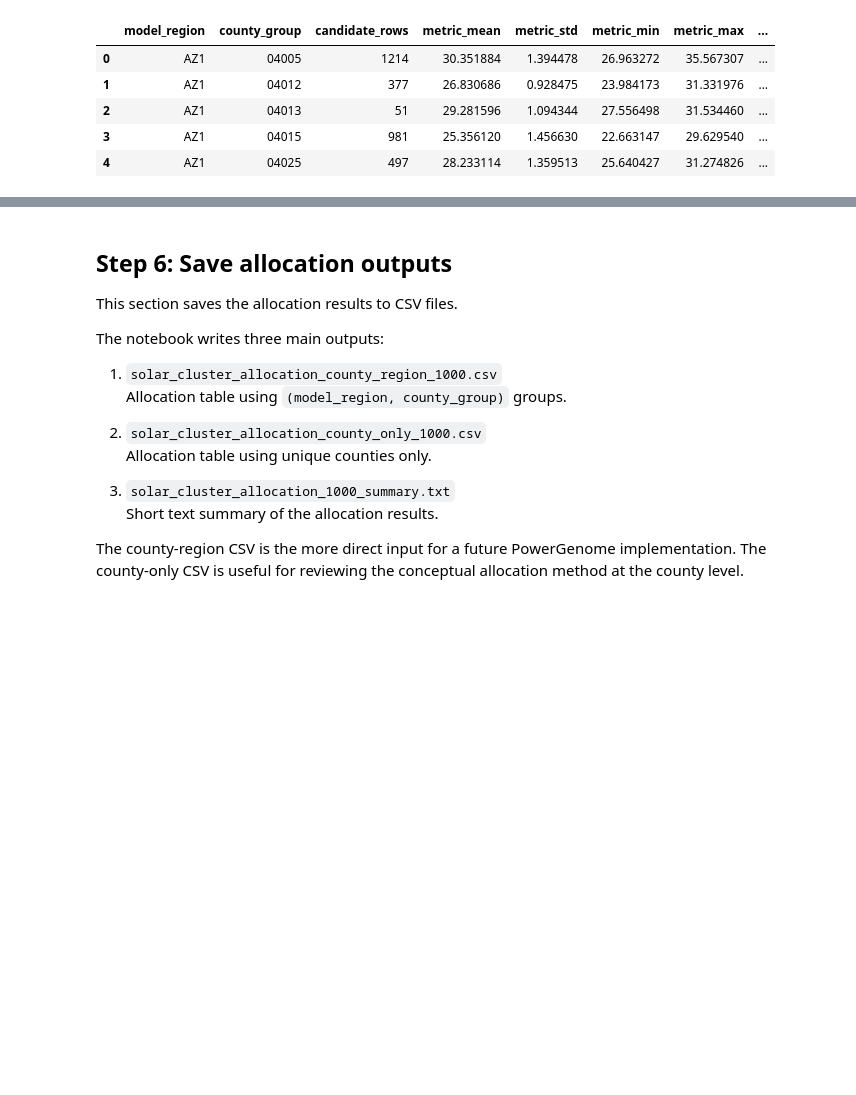
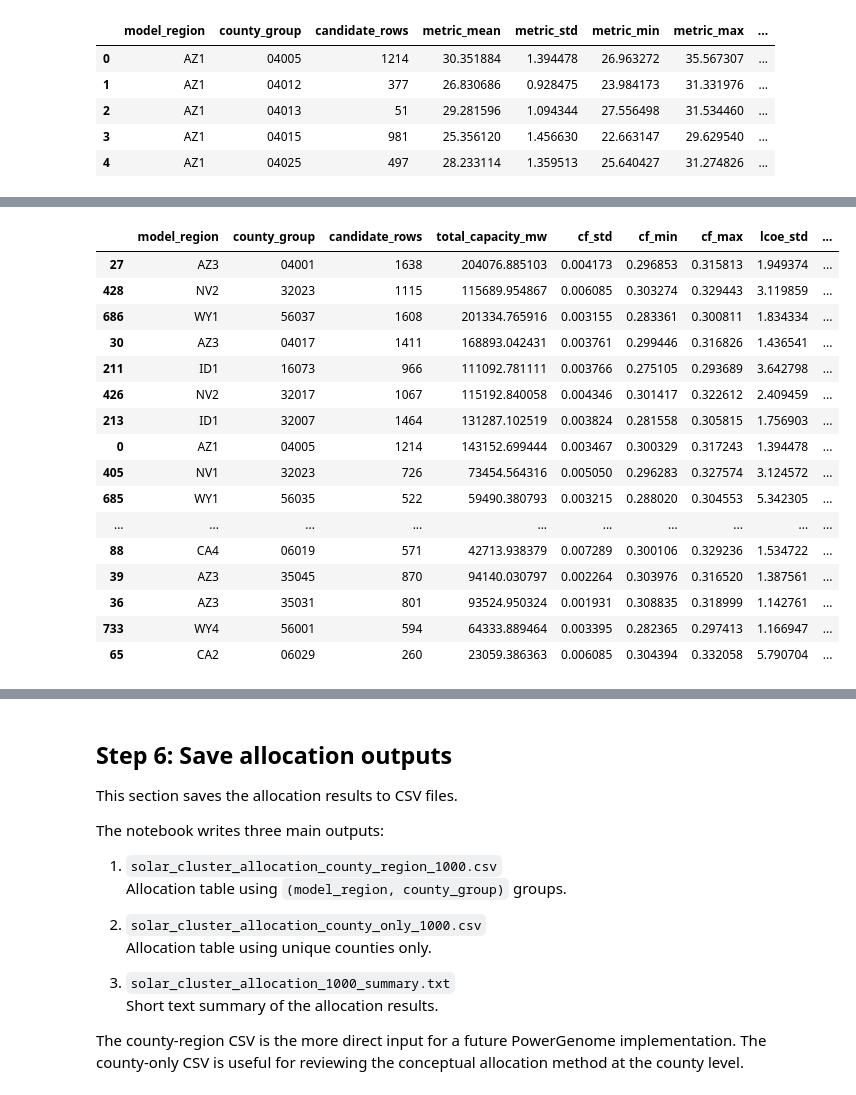
Before and after one commit to laurenthanhvo/solar-county-analysis, a Jupyter notebook: notebooks/allocate_1000_solar_clusters.ipynb, the cells around one changed output, grey strips where cells are left out. Cells and saved outputs as stored; diff of their text form; code cells hidden in the pictures; blank space fills up the shorter version.

```diff
--- a/notebooks/allocate_1000_solar_clusters.ipynb
+++ b/notebooks/allocate_1000_solar_clusters.ipynb
@@ -631,0 +711,82 @@ county_region_alloc.head()
+# %%
+def allocate_by_score_with_caps(df, total_pool=1000, score_col="capacity_weighted_score"):
+    out = df.copy()
+
+    if total_pool < len(out):
+        raise ValueError(
+            f"total_pool={total_pool} is smaller than number of groups={len(out)}. "
+            "Cannot give every group at least 1 cluster."
+        )
+
+    out["assigned_clusters_composite"] = 1
+    out["max_possible_clusters"] = out["candidate_rows"].astype(int)
+    out["remaining_capacity"] = (
+        out["max_possible_clusters"] - out["assigned_clusters_composite"]
+    ).clip(lower=0)
+
+    remaining_budget = total_pool - out["assigned_clusters_composite"].sum()
+
+    while remaining_budget > 0:
+        eligible = out["remaining_capacity"] > 0
+
+        if not eligible.any():
+            print("No remaining candidate capacity. Could not use full budget.")
+            break
+
+        weights = out.loc[eligible, score_col].astype(float).clip(lower=0)
+
+        if weights.sum() == 0:
+            weights = out.loc[eligible, "total_capacity_mw"].astype(float).clip(lower=0)
+
+        if weights.sum() == 0:
+            weights = pd.Series(1.0, index=weights.index)
+
+        raw_add = remaining_budget * weights / weights.sum()
+        add_floor = np.floor(raw_add).astype(int)
+
+        add_floor = np.minimum(
+            add_floor,
+            out.loc[eligible, "remaining_capacity"].astype(int),
+        )
+
+        if add_floor.sum() > 0:
+            out.loc[eligible, "assigned_clusters_composite"] += add_floor
+            out.loc[eligible, "remaining_capacity"] -= add_floor
+            remaining_budget -= int(add_floor.sum())
+        else:
+            remainders = (raw_add - np.floor(raw_add)).sort_values(ascending=False)
+
+            made_progress = False
+            for idx in remainders.index:
+                if remaining_budget <= 0:
+                    break
+                if out.loc[idx, "remaining_capacity"] > 0:
+                    out.loc[idx, "assigned_clusters_composite"] += 1
+                    out.loc[idx, "remaining_capacity"] -= 1
+                    remaining_budget -= 1
+                    made_progress = True
+
+            if not made_progress:
+                break
+
+    return out
+
+county_region_composite_alloc = allocate_by_score_with_caps(
+    county_region_composite_stats,
+    total_pool=TOTAL_POOL,
+    score_col="capacity_weighted_score",
+)
+
+print("===== COMPOSITE COUNTY-REGION ALLOCATION =====")
+print("Groups:", len(county_region_composite_alloc))
+print("Assigned total:", county_region_composite_alloc["assigned_clusters_composite"].sum())
+print("Groups with at least 1:", (county_region_composite_alloc["assigned_clusters_composite"] >= 1).sum())
+print("Groups with more than 1:", (county_region_composite_alloc["assigned_clusters_composite"] > 1).sum())
+print("Max assigned:", county_region_composite_alloc["assigned_clusters_composite"].max())
+
+display(
+    county_region_composite_alloc
+    .sort_values("assigned_clusters_composite", ascending=False)
+    .head(30)
+)
+# %% [output]
@@ -631,0 +799,17 @@ county_region_alloc.head()
+|  | model_region | county_group | candidate_rows | total_capacity_mw | cf_std | cf_min | cf_max | lcoe_std | ... |
+| 27 | AZ3 | 04001 | 1638 | 204076.885103 | 0.004173 | 0.296853 | 0.315813 | 1.949374 | ... |
+| 428 | NV2 | 32023 | 1115 | 115689.954867 | 0.006085 | 0.303274 | 0.329443 | 3.119859 | ... |
+| 686 | WY1 | 56037 | 1608 | 201334.765916 | 0.003155 | 0.283361 | 0.300811 | 1.834334 | ... |
+| 30 | AZ3 | 04017 | 1411 | 168893.042431 | 0.003761 | 0.299446 | 0.316826 | 1.436541 | ... |
+| 211 | ID1 | 16073 | 966 | 111092.781111 | 0.003766 | 0.275105 | 0.293689 | 3.642798 | ... |
+| 426 | NV2 | 32017 | 1067 | 115192.840058 | 0.004346 | 0.301417 | 0.322612 | 2.409459 | ... |
+| 213 | ID1 | 32007 | 1464 | 131287.102519 | 0.003824 | 0.281558 | 0.305815 | 1.756903 | ... |
+| 0 | AZ1 | 04005 | 1214 | 143152.699444 | 0.003467 | 0.300329 | 0.317243 | 1.394478 | ... |
+| 405 | NV1 | 32023 | 726 | 73454.564316 | 0.005050 | 0.296283 | 0.327574 | 3.124572 | ... |
+| 685 | WY1 | 56035 | 522 | 59490.380793 | 0.003215 | 0.288020 | 0.304553 | 5.342305 | ... |
+| ... | ... | ... | ... | ... | ... | ... | ... | ... | ... |
+| 88 | CA4 | 06019 | 571 | 42713.938379 | 0.007289 | 0.300106 | 0.329236 | 1.534722 | ... |
+| 39 | AZ3 | 35045 | 870 | 94140.030797 | 0.002264 | 0.303976 | 0.316520 | 1.387561 | ... |
+| 36 | AZ3 | 35031 | 801 | 93524.950324 | 0.001931 | 0.308835 | 0.318999 | 1.142761 | ... |
+| 733 | WY4 | 56001 | 594 | 64333.889464 | 0.003395 | 0.282365 | 0.297413 | 1.166947 | ... |
+| 65 | CA2 | 06029 | 260 | 23059.386363 | 0.006085 | 0.304394 | 0.332058 | 5.790704 | ... |
```
Also changed, not shown: parts of 8 cells of this notebook, 1 other file.
